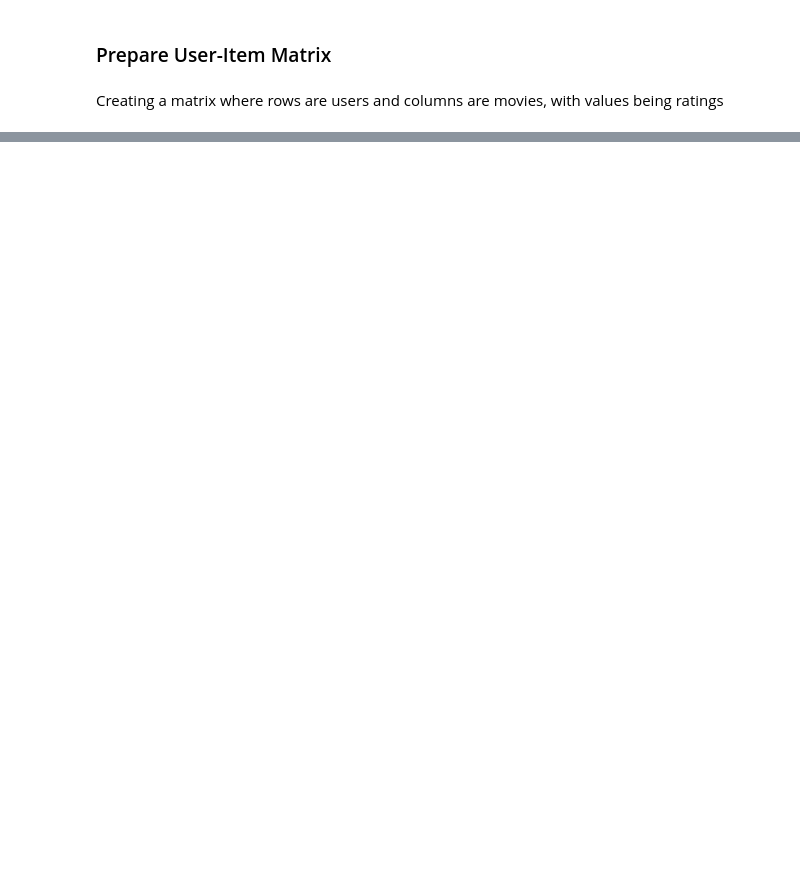
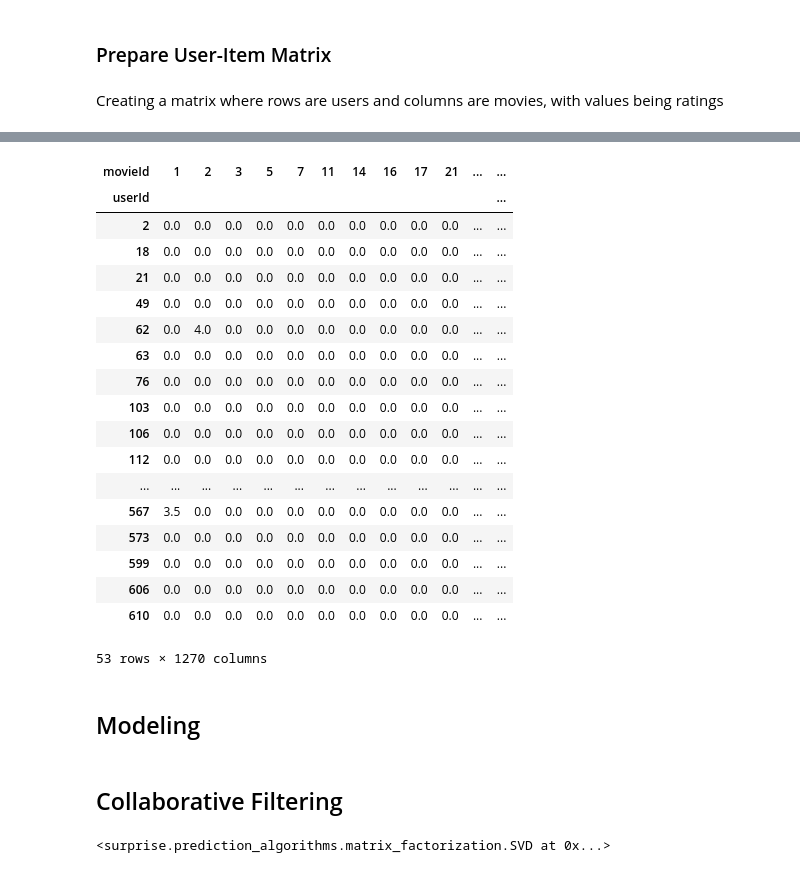
Before and after one commit to ruth-kitasi/Movielens-Recommendation-System, a Jupyter notebook: work_folder/Agatha.ipynb, the cells around one changed output, grey strips where cells are left out. Cells and saved outputs as stored; diff of their text form; code cells hidden in the pictures; blank space fills up the shorter version.

```diff
--- a/work_folder/Agatha.ipynb
+++ b/work_folder/Agatha.ipynb
@@ -386,0 +384,28 @@ Creating a matrix where rows are users and columns are movies, with values being
+# %%
+#Fill remaining NaN(missing ) values with a chosen value(0)
+user_item_matrix = user_item_matrix.fillna(0, axis=1)
+user_item_matrix
+# %% [output]
+| movieId | 1 | 2 | 3 | 5 | 7 | 11 | 14 | 16 | 17 | 21 | ... | ... |
+| userId |  |  |  |  |  |  |  |  |  |  |  | ... |
+| 2 | 0.0 | 0.0 | 0.0 | 0.0 | 0.0 | 0.0 | 0.0 | 0.0 | 0.0 | 0.0 | ... | ... |
+| 18 | 0.0 | 0.0 | 0.0 | 0.0 | 0.0 | 0.0 | 0.0 | 0.0 | 0.0 | 0.0 | ... | ... |
+| 21 | 0.0 | 0.0 | 0.0 | 0.0 | 0.0 | 0.0 | 0.0 | 0.0 | 0.0 | 0.0 | ... | ... |
+| 49 | 0.0 | 0.0 | 0.0 | 0.0 | 0.0 | 0.0 | 0.0 | 0.0 | 0.0 | 0.0 | ... | ... |
+| 62 | 0.0 | 4.0 | 0.0 | 0.0 | 0.0 | 0.0 | 0.0 | 0.0 | 0.0 | 0.0 | ... | ... |
+| 63 | 0.0 | 0.0 | 0.0 | 0.0 | 0.0 | 0.0 | 0.0 | 0.0 | 0.0 | 0.0 | ... | ... |
+| 76 | 0.0 | 0.0 | 0.0 | 0.0 | 0.0 | 0.0 | 0.0 | 0.0 | 0.0 | 0.0 | ... | ... |
+| 103 | 0.0 | 0.0 | 0.0 | 0.0 | 0.0 | 0.0 | 0.0 | 0.0 | 0.0 | 0.0 | ... | ... |
+| 106 | 0.0 | 0.0 | 0.0 | 0.0 | 0.0 | 0.0 | 0.0 | 0.0 | 0.0 | 0.0 | ... | ... |
+| 112 | 0.0 | 0.0 | 0.0 | 0.0 | 0.0 | 0.0 | 0.0 | 0.0 | 0.0 | 0.0 | ... | ... |
+| ... | ... | ... | ... | ... | ... | ... | ... | ... | ... | ... | ... | ... |
+| 567 | 3.5 | 0.0 | 0.0 | 0.0 | 0.0 | 0.0 | 0.0 | 0.0 | 0.0 | 0.0 | ... | ... |
+| 573 | 0.0 | 0.0 | 0.0 | 0.0 | 0.0 | 0.0 | 0.0 | 0.0 | 0.0 | 0.0 | ... | ... |
+| 599 | 0.0 | 0.0 | 0.0 | 0.0 | 0.0 | 0.0 | 0.0 | 0.0 | 0.0 | 0.0 | ... | ... |
+| 606 | 0.0 | 0.0 | 0.0 | 0.0 | 0.0 | 0.0 | 0.0 | 0.0 | 0.0 | 0.0 | ... | ... |
+| 610 | 0.0 | 0.0 | 0.0 | 0.0 | 0.0 | 0.0 | 0.0 | 0.0 | 0.0 | 0.0 | ... | ... |
+53 rows × 1270 columns
+# %% [markdown]
+## Modeling
+# %% [markdown]
+## Collaborative Filtering
@@ -386,0 +425,6 @@ Creating a matrix where rows are users and columns are movies, with values being
+# %%
+# Here we Build a SVD model  and train it using the training set:
+model = SVD()
+model.fit(trainset)
+# %% [output]
+<surprise.prediction_algorithms.matrix_factorization.SVD at 0x...>
```
Also changed, not shown: parts of 10 cells of this notebook, 1 other file.
